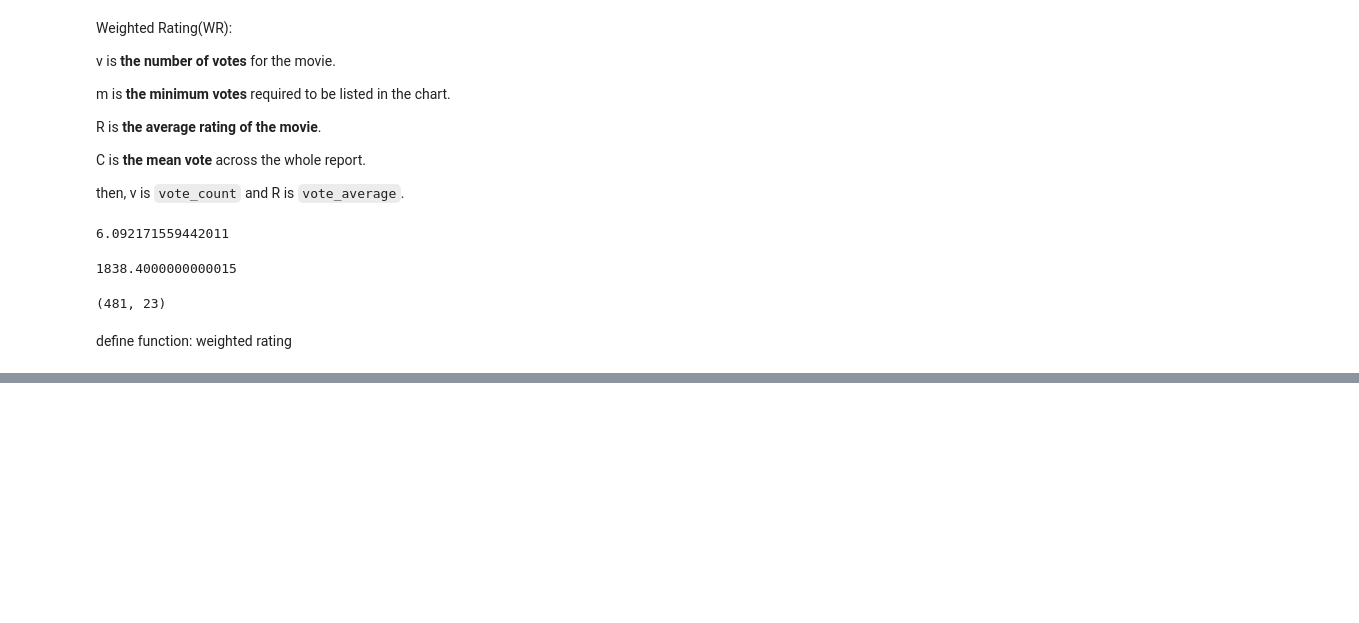
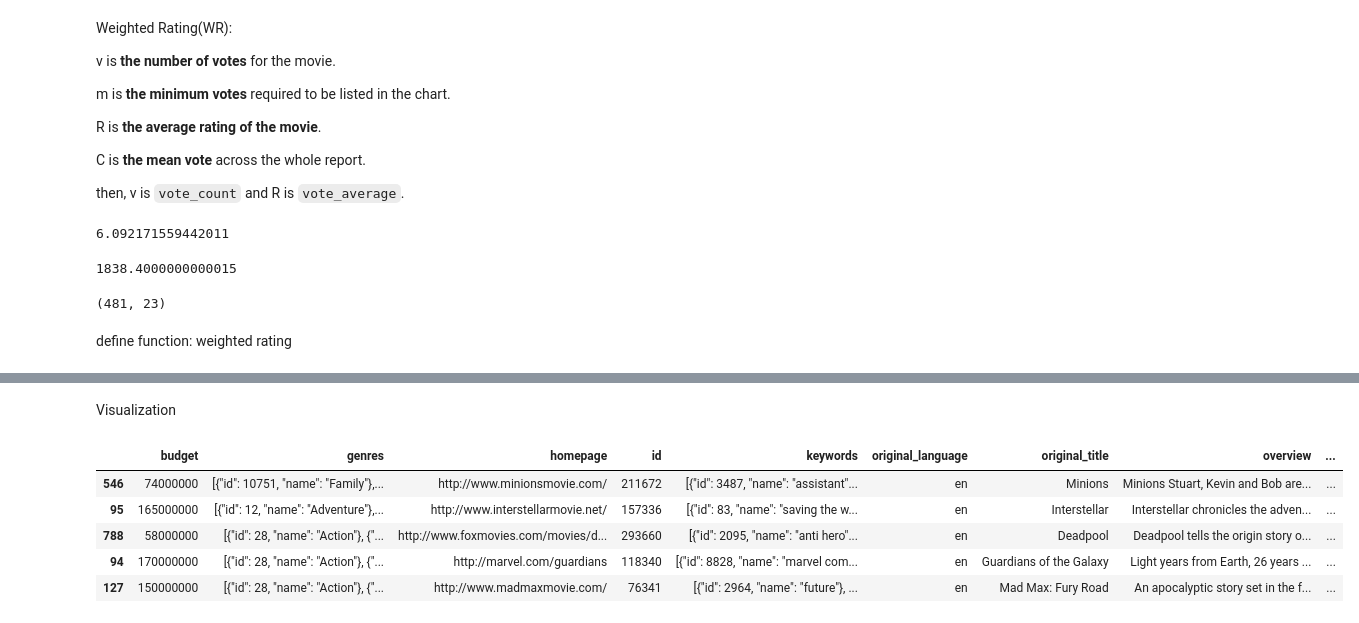
Before and after one commit to yk-Jeong/sourcecode_copy, a Jupyter notebook: 5th_study_movie_recommendation_system.ipynb, the cells around one changed output, grey strips where cells are left out. Cells and saved outputs as stored; diff of their text form; code cells hidden in the pictures; blank space fills up the shorter version.

```diff
--- a/5th_study_movie_recommendation_system.ipynb
+++ b/5th_study_movie_recommendation_system.ipynb
@@ -95,0 +136,2 @@ q_movies['score'] = q_movies.apply()
+# %% [markdown]
+Visualization
@@ -95,0 +142,9 @@ q_movies['score'] = q_movies.apply()
+# %%
+pop.head() #인기도 최상단에는 Minions와 Interstellar... 의외로 매맥 퓨리로드의 인기가 높았군 신기함
+# %% [output]
+|  | budget | genres | homepage | id | keywords | original_language | original_title | overview | ... |
+| 546 | 74000000 | [{"id": 10751, "name": "Family"},... | http://www.minionsmovie.com/ | 211672 | [{"id": 3487, "name": "assistant"... | en | Minions | Minions Stuart, Kevin and Bob are... | ... |
+| 95 | 165000000 | [{"id": 12, "name": "Adventure"},... | http://www.interstellarmovie.net/ | 157336 | [{"id": 83, "name": "saving the w... | en | Interstellar | Interstellar chronicles the adven... | ... |
+| 788 | 58000000 | [{"id": 28, "name": "Action"}, {"... | http://www.foxmovies.com/movies/d... | 293660 | [{"id": 2095, "name": "anti hero"... | en | Deadpool | Deadpool tells the origin story o... | ... |
+| 94 | 170000000 | [{"id": 28, "name": "Action"}, {"... | http://marvel.com/guardians | 118340 | [{"id": 8828, "name": "marvel com... | en | Guardians of the Galaxy | Light years from Earth, 26 years ... | ... |
+| 127 | 150000000 | [{"id": 28, "name": "Action"}, {"... | http://www.madmaxmovie.com/ | 76341 | [{"id": 2964, "name": "future"}, ... | en | Mad Max: Fury Road | An apocalyptic story set in the f... | ... |
```
Also changed, not shown: parts of 24 cells of this notebook.
